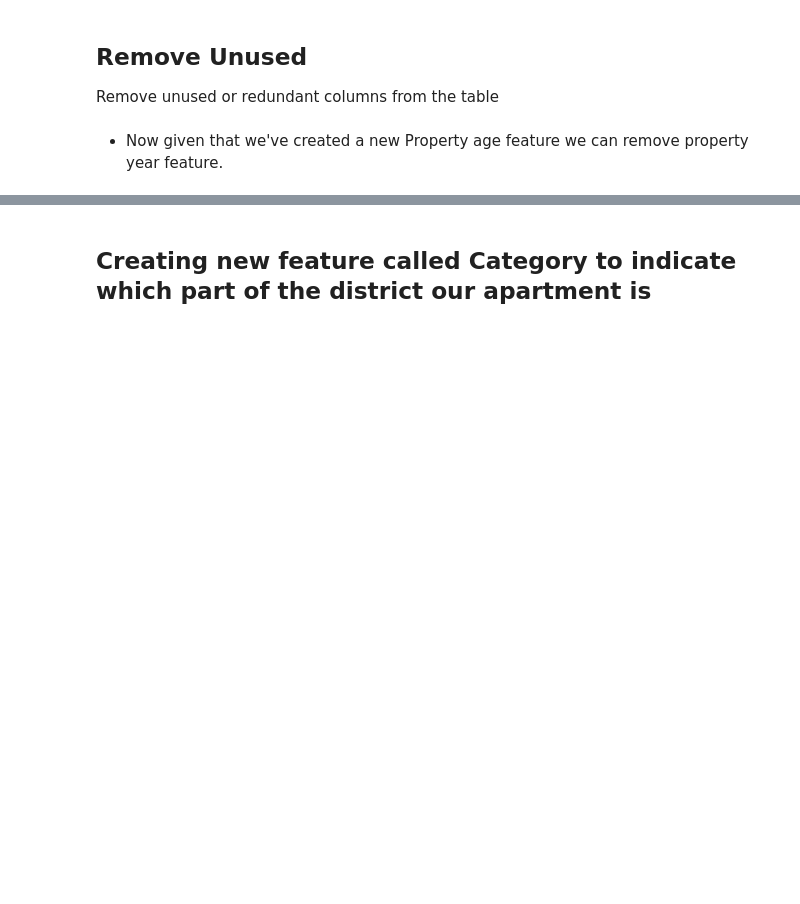
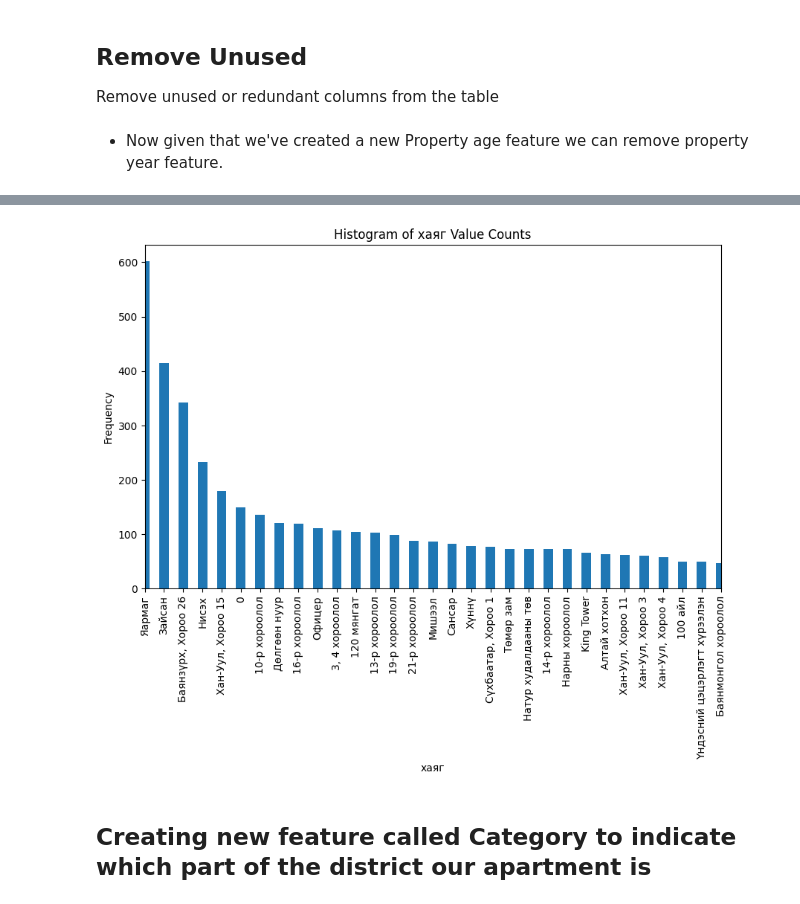
Before and after one commit to barsboldintern/TestProject, a Jupyter notebook: scraping/FeatureEngineering_module.ipynb, the cells around one changed output, grey strips where cells are left out. Cells and saved outputs as stored; diff of their text form; code cells hidden in the pictures; blank space fills up the shorter version.

```diff
--- a/scraping/FeatureEngineering_module.ipynb
+++ b/scraping/FeatureEngineering_module.ipynb
@@ -300,3 +316,20 @@ df.shape
+# %%
+import matplotlib.pyplot as plt
+
+# Calculate value counts for the 'хаяг' column
+value_counts = df['хаяг'].value_counts()
+
+# Plot histogram
+plt.figure(figsize=(10, 6))
+value_counts.plot(kind='bar')
+plt.xlim(0, 30 )
+plt.xlabel('хаяг')
+plt.ylabel('Frequency')
+plt.title('Histogram of хаяг Value Counts')
+plt.xticks(rotation=90)  # Rotate x-axis labels for better readability
+plt.show()
+# %% [output]
+[figure, added]
 # %% [markdown]
 ## Creating new feature called Category to indicate which part of the district our apartment is
 # %%
```
Also changed, not shown: parts of 42 cells of this notebook, 11 other files.
